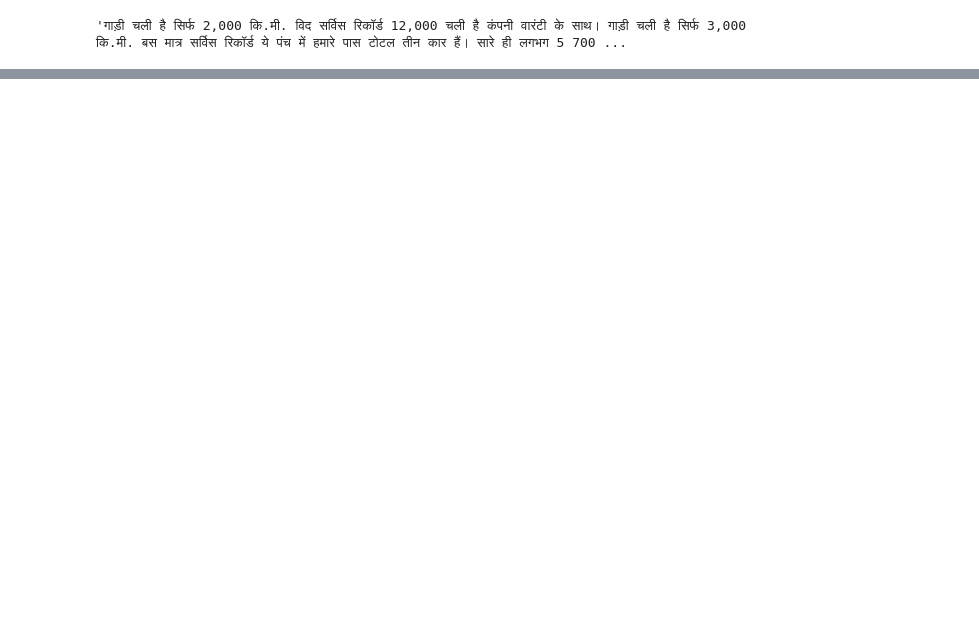
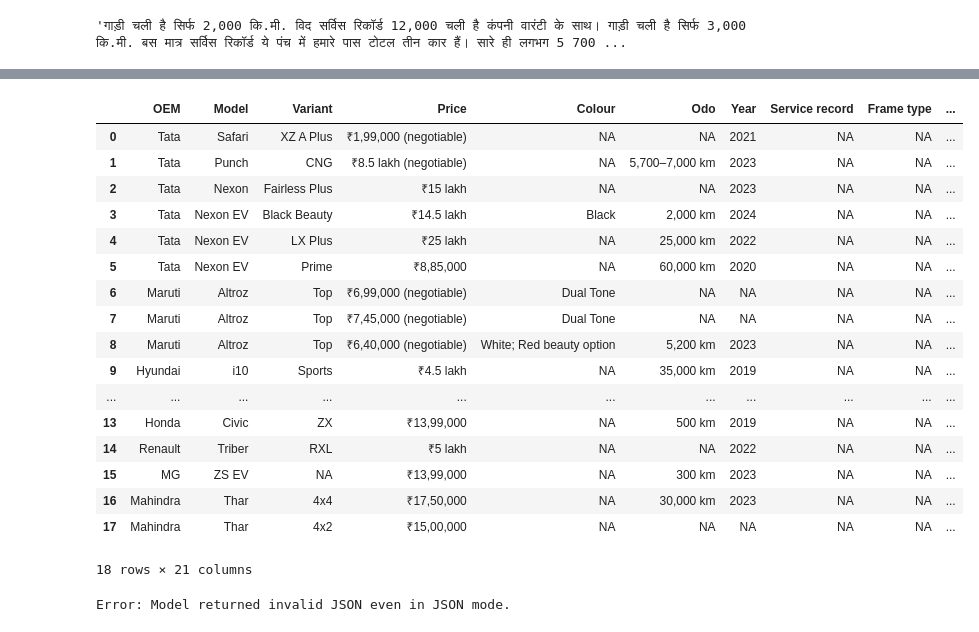
Before and after one commit to SnehalSwadhin/yt-transcript, a Jupyter notebook: notebook.ipynb, the cells around one changed output, grey strips where cells are left out. Saved outputs shown, nothing was run; the diff lists cells and outputs as text; code cells hidden in the pictures; blank space fills up the shorter version.

Commit message:
Added search and common db pipeline

```diff
--- a/notebook.ipynb
+++ b/notebook.ipynb
@@ -21,0 +21,2 @@ transcript_text = " ".join([segment.text for segment in full_transcript_segments
+# %%
+structured_transcript = None
@@ -194,0 +338,2 @@ Ollama returned item with unexpected structure: {}
+# %%
+df_temp = parse_markdown_to_dataframe(markdown_output_temp)
@@ -194,0 +358,2 @@ Ollama returned item with unexpected structure: {}
+# %%
+df = df_temp
@@ -194,0 +413,46 @@ Ollama returned item with unexpected structure: {}
+# %%
+def find_original_quote_in_transcript(search_quote, structured_transcript):
+    """
+    For each row in the DataFrame, find the original quote in the transcript
+    and add its details in the dataframe.
+    """
+    start_chunk = find_best_match_in_transcript(
+        quote=search_quote,
+        structured_transcript=structured_transcript,
+        window_size=3,      # Look at 3 chunks at a time
+        score_cutoff=80     # Require at least 85% similarity
+    )
+    if start_chunk:
+        # If we found a match, return the start time and text
+        return {
+            "start_timestamp": start_chunk.start,
+            "video_link": f"https://www.youtube.com/watch?v={video_id}&t={int(start_chunk.start)}s",
+        }
+    else:
+        # If no match was found, return None
+        return {
+            "start_timestamp": None,
+            "video_link": None,
+        }
+# %%
+df[['start_timestamp', 'video_link']] = df.apply(lambda x: find_original_quote_in_transcript(x['original_quote'], structured_transcript), axis=1, result_type="expand")
+df
+# %% [output]
+|  | OEM | Model | Variant | Price | Colour | Odo | Year | Service record | Frame type | ... |
+| 0 | Tata | Safari | XZ A Plus | ₹1,99,000 (negotiable) | NA | NA | 2021 | NA | NA | ... |
+| 1 | Tata | Punch | CNG | ₹8.5 lakh (negotiable) | NA | 5,700–7,000 km | 2023 | NA | NA | ... |
+| 2 | Tata | Nexon | Fairless Plus | ₹15 lakh | NA | NA | 2023 | NA | NA | ... |
+| 3 | Tata | Nexon EV | Black Beauty | ₹14.5 lakh | Black | 2,000 km | 2024 | NA | NA | ... |
+| 4 | Tata | Nexon EV | LX Plus | ₹25 lakh | NA | 25,000 km | 2022 | NA | NA | ... |
+| 5 | Tata | Nexon EV | Prime | ₹8,85,000 | NA | 60,000 km | 2020 | NA | NA | ... |
+| 6 | Maruti | Altroz | Top | ₹6,99,000 (negotiable) | Dual Tone | NA | NA | NA | NA | ... |
+| 7 | Maruti | Altroz | Top | ₹7,45,000 (negotiable) | Dual Tone | NA | NA | NA | NA | ... |
+| 8 | Maruti | Altroz | Top | ₹6,40,000 (negotiable) | White; Red beauty option | 5,200 km | 2023 | NA | NA | ... |
+| 9 | Hyundai | i10 | Sports | ₹4.5 lakh | NA | 35,000 km | 2019 | NA | NA | ... |
+| ... | ... | ... | ... | ... | ... | ... | ... | ... | ... | ... |
+| 13 | Honda | Civic | ZX | ₹13,99,000 | NA | 500 km | 2019 | NA | NA | ... |
+| 14 | Renault | Triber | RXL | ₹5 lakh | NA | NA | 2022 | NA | NA | ... |
+| 15 | MG | ZS EV | NA | ₹13,99,000 | NA | 300 km | 2023 | NA | NA | ... |
+| 16 | Mahindra | Thar | 4x4 | ₹17,50,000 | NA | 30,000 km | 2023 | NA | NA | ... |
+| 17 | Mahindra | Thar | 4x2 | ₹15,00,000 | NA | NA | NA | NA | NA | ... |
+18 rows × 21 columns
@@ -194,0 +611,14 @@ Ollama returned item with unexpected structure: {}
+# %%
+contact_corpus = create_contact_corpus(structured_transcript, temp_description)
+if contact_corpus:
+    dealer_info = extract_dealer_details_ollama(contact_corpus)
+    if dealer_info:
+        df['dealer_name'] = dealer_info.get('dealer_name', 'Unknown')
+        df['dealer_contact'] = dealer_info.get('dealer_contact', 'Unknown')
+        df['dealer_email'] = dealer_info.get('dealer_email', 'Unknown')
+        df['dealer_website'] = dealer_info.get('dealer_website', 'Unknown')
+        df['dealer_location'] = dealer_info.get('dealer_location', 'Unknown')
+    else:
+        df[['dealer_name', 'dealer_contact', 'dealer_email', 'dealer_website', 'dealer_location']] = None
+# %% [output]
+Error: Model returned invalid JSON even in JSON mode.
```
Also changed, not shown: parts of 30 cells of this notebook, 5 other files.
